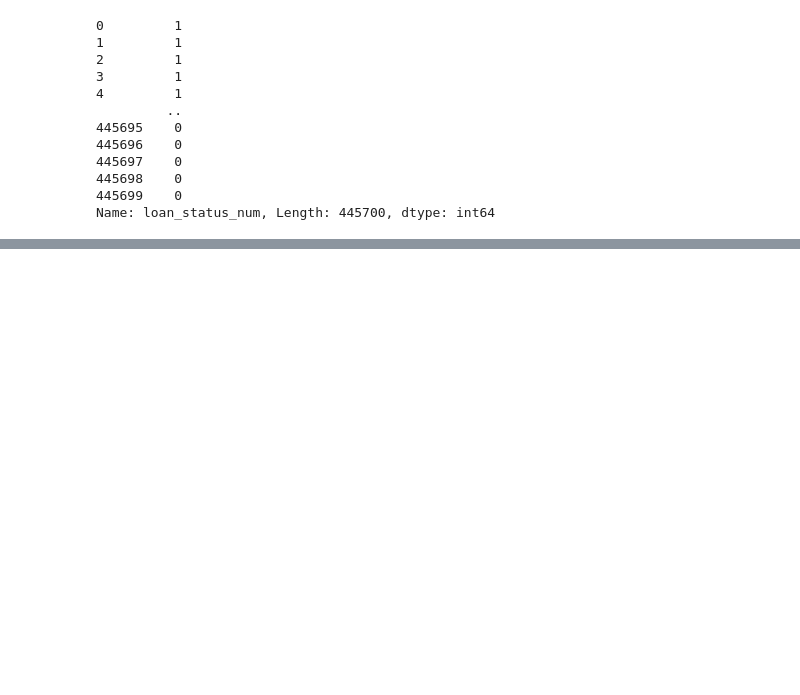
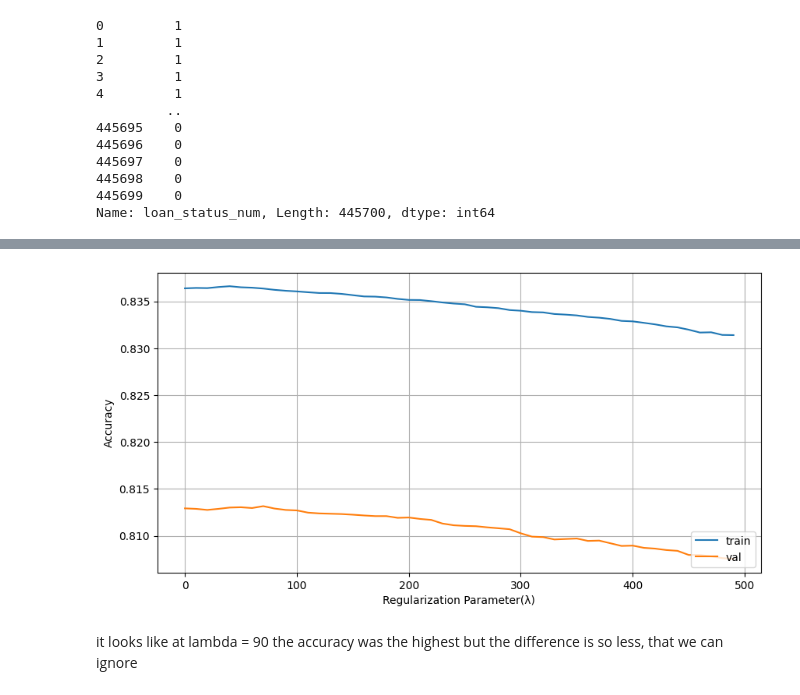
Before and after one commit to IshanSarkar/E-Financial_Services, a Jupyter notebook: python notebook/fintech_logR.ipynb, the cells around one changed output, grey strips where cells are left out. Saved outputs shown, nothing was run; the diff lists cells and outputs as text; code cells hidden in the pictures; blank space fills up the shorter version.

```diff
--- a/python notebook/fintech_logR.ipynb
+++ b/python notebook/fintech_logR.ipynb
@@ -1323,0 +1377,25 @@ array([[-9.07050283e-01,  5.43733428e-01, -2.05885275e+00,
+# %%
+from sklearn.pipeline import make_pipeline
+train_scores = []
+val_scores = []
+for la in np.arange(0.01, 500.0, 10): # range of values of Lambda
+  scaled_lr = make_pipeline(scaler, LogisticRegression(C=1/la))
+  scaled_lr.fit(x_train, y_train)
+  train_score = scaled_lr.score(x_train, y_train)
+  val_score = scaled_lr.score(x_val, y_val)
+  train_scores.append(train_score)
+  val_scores.append(val_score)
+# %%
+plt.figure(figsize=(10,5))
+plt.plot(list(np.arange(0.01, 500.0, 10)), train_scores, label="train")
+plt.plot(list(np.arange(0.01, 500.0, 10)), val_scores, label="val")
+plt.legend(loc='lower right')
+
+plt.xlabel("Regularization Parameter(λ)")
+plt.ylabel("Accuracy")
+plt.grid()
+plt.show()
+# %% [output]
+[figure, added]
+# %% [markdown]
+it looks like at lambda = 90 the accuracy was the highest but the difference is so less, that we can ignore
```
Also changed, not shown: parts of 9 cells of this notebook.
